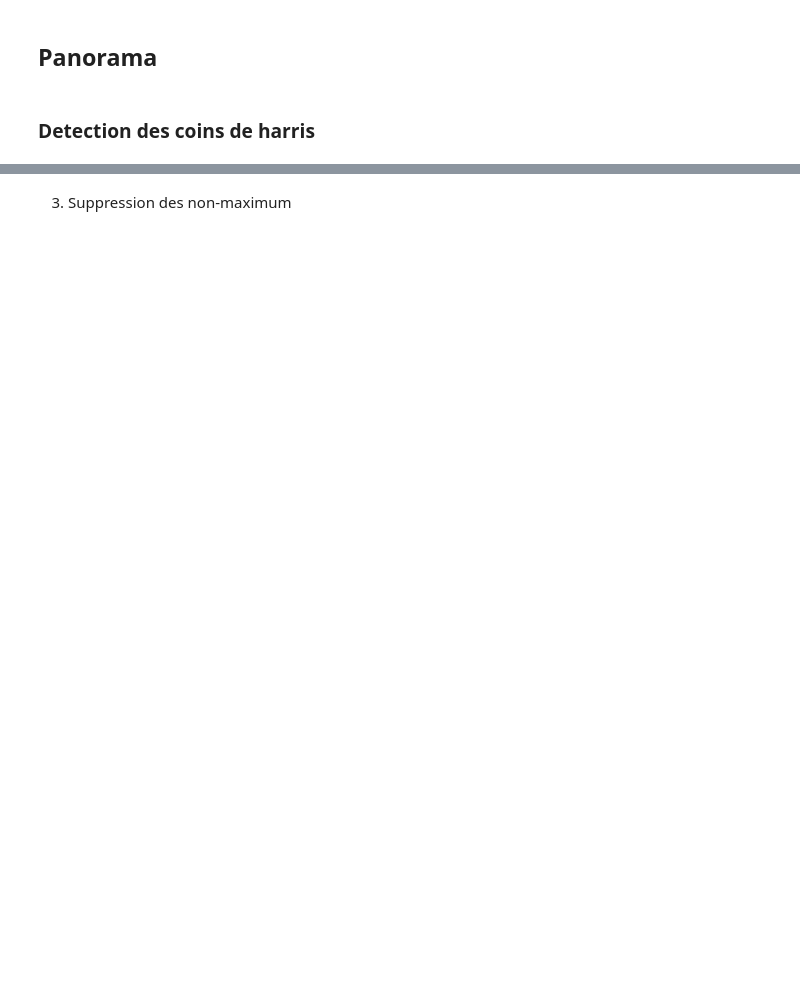
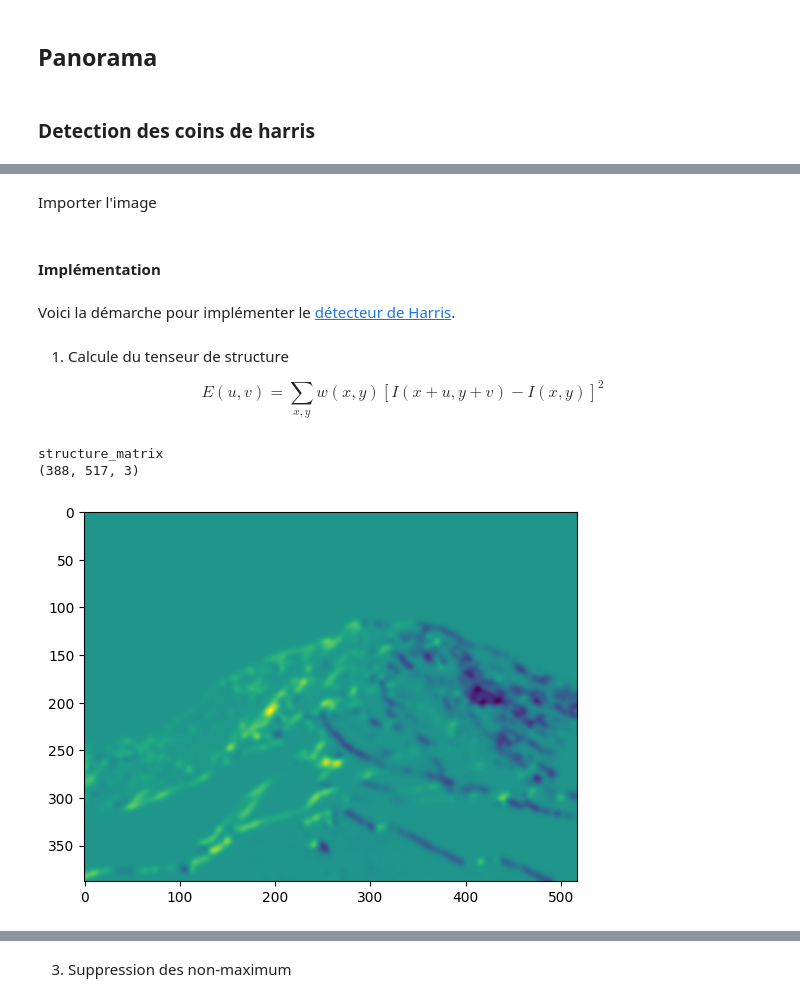
Before and after one commit to FrancoisHUP/TP2_INF889G, a Jupyter notebook: devoir2.ipynb, the cells around one changed output, grey strips where cells are left out. Cells and saved outputs as stored; diff of their text form; code cells hidden in the pictures; blank space fills up the shorter version.

```diff
--- a/devoir2.ipynb
+++ b/devoir2.ipynb
@@ -26,0 +142,37 @@ la somme pondérée peut être facilement calculée avec un lissage gaussien.
+# %% [markdown]
+Importer l'image
+# %%
+# Import img
+import cv2
+import numpy as np
+import matplotlib.pyplot as plt
+
+# Load your image (Change 'image_path.jpg' to your image file)
+image = cv2.imread('data/Rainier1.png')
+
+# Convert BGR image to RGB for correct color plotting
+img_rgb = cv2.cvtColor(image, cv2.COLOR_BGR2RGB)
+
+gray = cv2.cvtColor(image, cv2.COLOR_BGR2GRAY)
+gray = np.float32(gray)
+# %% [markdown]
+#### Implémentation
+# %% [markdown]
+Voici la démarche pour implémenter le  [détecteur de Harris](https://bmva-archive.org.uk/bmvc/1988/avc-88-023.pdf).
+# %% [markdown]
+1. Calcule du tenseur de structure
+
+$$ E(u, v) = \sum_{x,y} w(x, y) \left[ I(x + u, y + v) - I(x, y) \right]^2 $$
+# %%
+from harris_image import structure_matrix
+
+S = structure_matrix(gray, 3)
+
+print(S.shape)
+
+plt.imshow(S[:,:,2])
+plt.show()
+# %% [output]
+structure_matrix
+(388, 517, 3)
+[figure, added]
```
Also changed, not shown: parts of 24 cells of this notebook, 1 other file.
